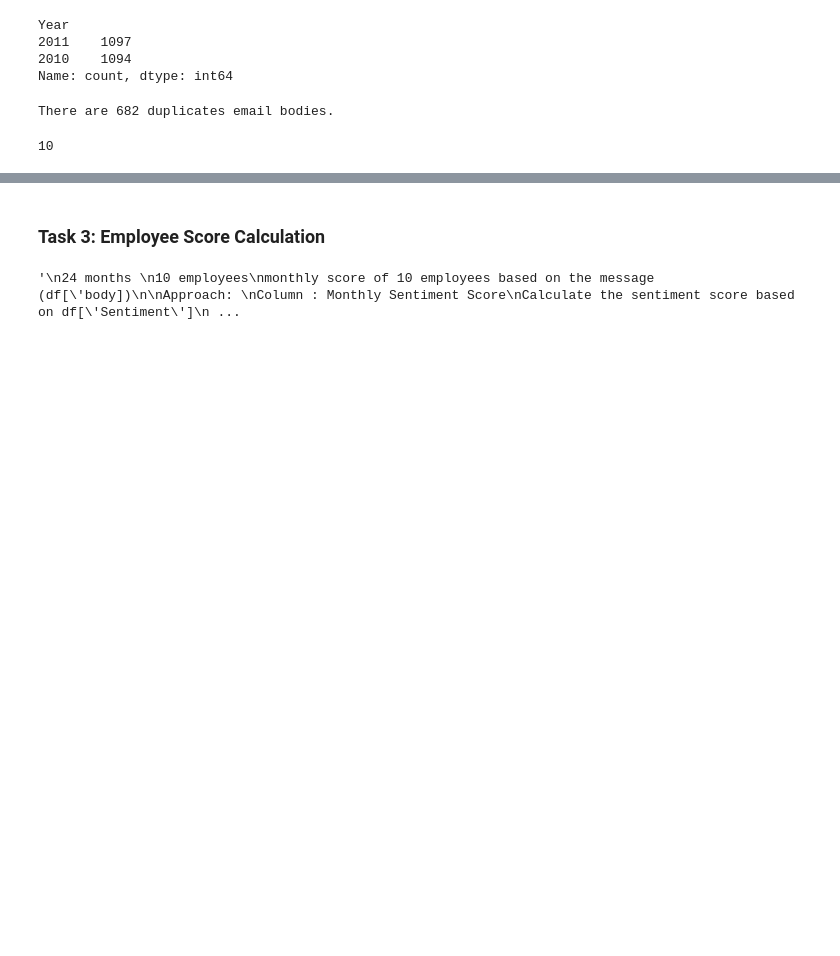
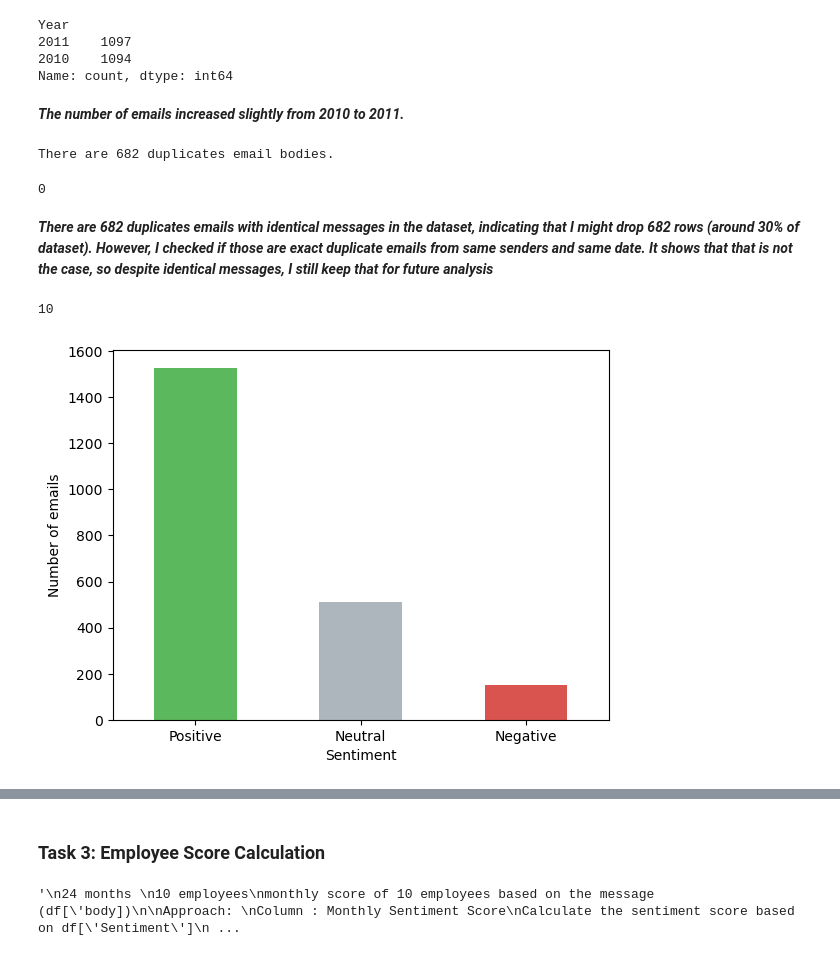
Before and after one commit to yenphglam/Final_Assessment, a Jupyter notebook: Analysis_Notebook.ipynb, the cells around one changed output, grey strips where cells are left out. Saved outputs shown, nothing was run; the diff lists cells and outputs as text; code cells hidden in the pictures; blank space fills up the shorter version.

```diff
--- a/Analysis_Notebook.ipynb
+++ b/Analysis_Notebook.ipynb
@@ -121,13 +125,31 @@ Year
 2011    1097
 2010    1094
 Name: count, dtype: int64
+# %% [markdown]
+***The number of emails increased slightly from 2010 to 2011.***
 # %%
 duplication = df.duplicated(subset=['body'])
 print(f"There are {len(df[duplication])} duplicates email bodies.")
 # %% [output]
 There are 682 duplicates email bodies.
+# %%
+# Are the duplicates from the same sender, or different ones?
+dupes = df[df.duplicated(subset=['body'], keep=False)]   # keep=False = show ALL copies
+# Are they exact duplicate records (same sender AND date)?
+print(df.duplicated(subset=['body', 'from', 'date']).sum())
+# %% [output]
+0
+# %% [markdown]
+***There are 682 duplicates emails with identical messages in the dataset, indicating that I might drop 682 rows (around 30% of dataset). However, I checked if those are exact duplicate emails from same senders and same date. It shows that that is not the case, so despite identical messages, I still keep that for future analysis***
 # %%
 df['from'].nunique()
 ## There are only 10 unique senders from 2010 to 2011
 # %% [output]
 10
+# %%
+df['Sentiment'].value_counts().plot(kind='bar', rot = 0, color=['#5cb85c', '#adb5bd', '#d9534f'])
+plt.ylabel('Number of emails')
+plt.xlabel('Sentiment')
+plt.show()
+# %% [output]
+[figure, added]
```
Also changed, not shown: parts of 6 cells of this notebook.
